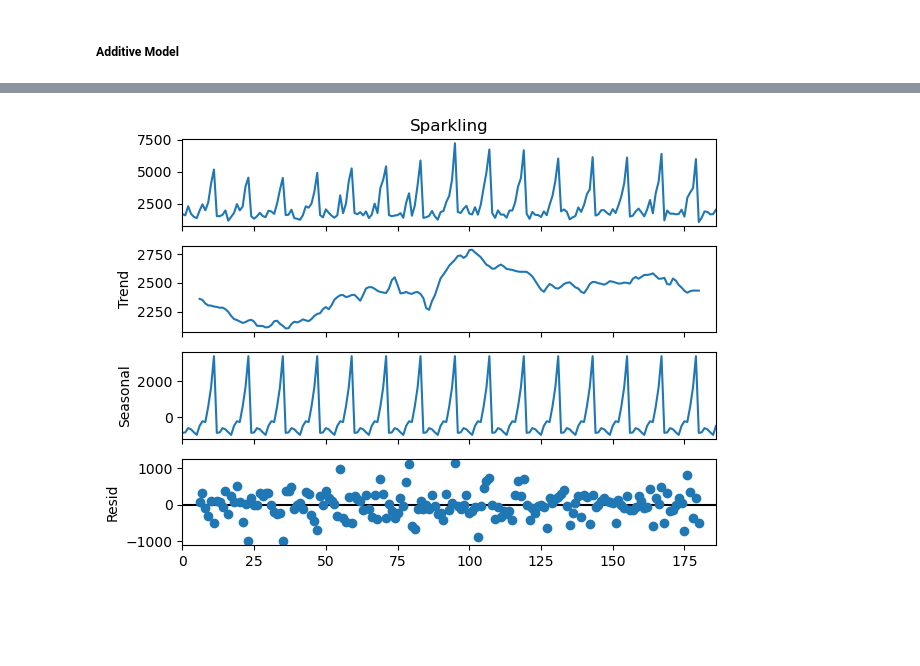
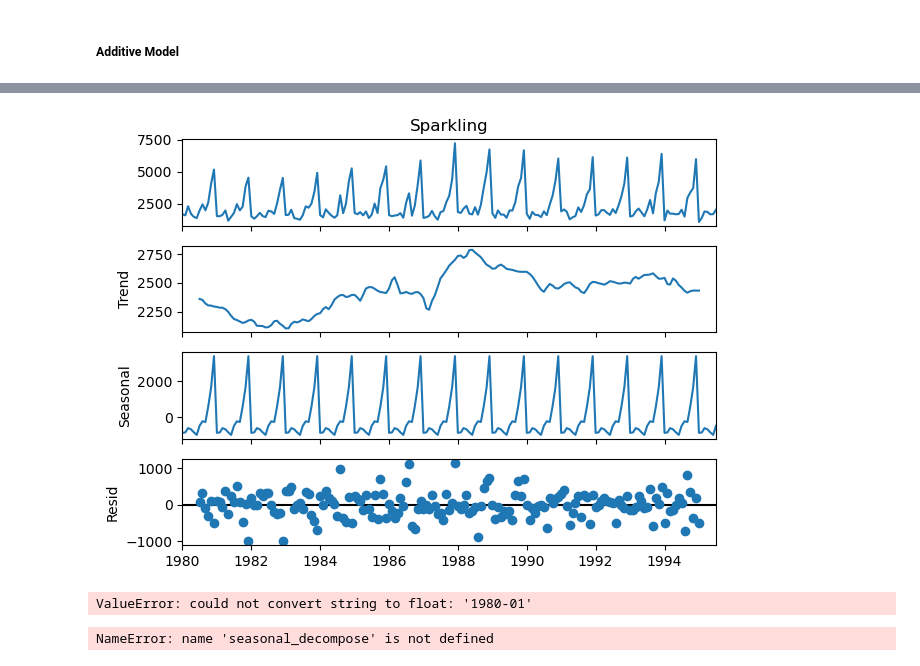
Before and after one commit to Aaryani2024/Time-Forecasting-GL-Project, a Jupyter notebook: Time Forecasting Project.ipynb, the cells around one changed output, grey strips where cells are left out. Cells and saved outputs as stored; diff of their text form; code cells hidden in the pictures; blank space fills up the shorter version.

```diff
--- a/Time Forecasting Project.ipynb
+++ b/Time Forecasting Project.ipynb
@@ -562,3 +563,26 @@ plt.show()
+# %%
+# Ensure 'YearMonth' is properly parsed as a DatetimeIndex
+df_spark['YearMonth'] = pd.to_datetime(df_spark['YearMonth'], format='%Y-%m')
+df_spark.set_index('YearMonth', inplace=True)
+# %%
+# Check if 'Sparkling' contains any non-numeric values, and ensure it is numeric
+df_spark['Sparkling'] = pd.to_numeric(df_spark['Sparkling'], errors='coerce')
+
+# Drop rows where 'Sparkling' is NaN (these are the non-numeric or missing values)
+df_spark.dropna(subset=['Sparkling'], inplace=True)
+# %%
+# Perform additive decomposition on the numeric 'Sparkling' column
+decomposition = seasonal_decompose(df_spark['Sparkling'], model='additive', period=12)
+
+# Plot the decomposition results
+decomposition.plot();
+# %% [output]
+[figure, added]
+# %%
+decomposition = seasonal_decompose(df_rose, model='additive')
+decomposition.plot();
+# %% [output]
+ValueError: could not convert string to float: '1980-01'
 # %%
 # Ensure the 'Sparkling' column is numeric
 df_spark['Sparkling'] = pd.to_numeric(df_spark['Sparkling'], errors='coerce')
@@ -570,4 +594,4 @@ decomposition = seasonal_decompose(df_spark['Sparkling'], model='additive', peri
 decomposition.plot()
 plt.show()
 # %% [output]
-[figure, removed]
+NameError: name 'seasonal_decompose' is not defined
```
Also changed, not shown: parts of 6 cells of this notebook.
